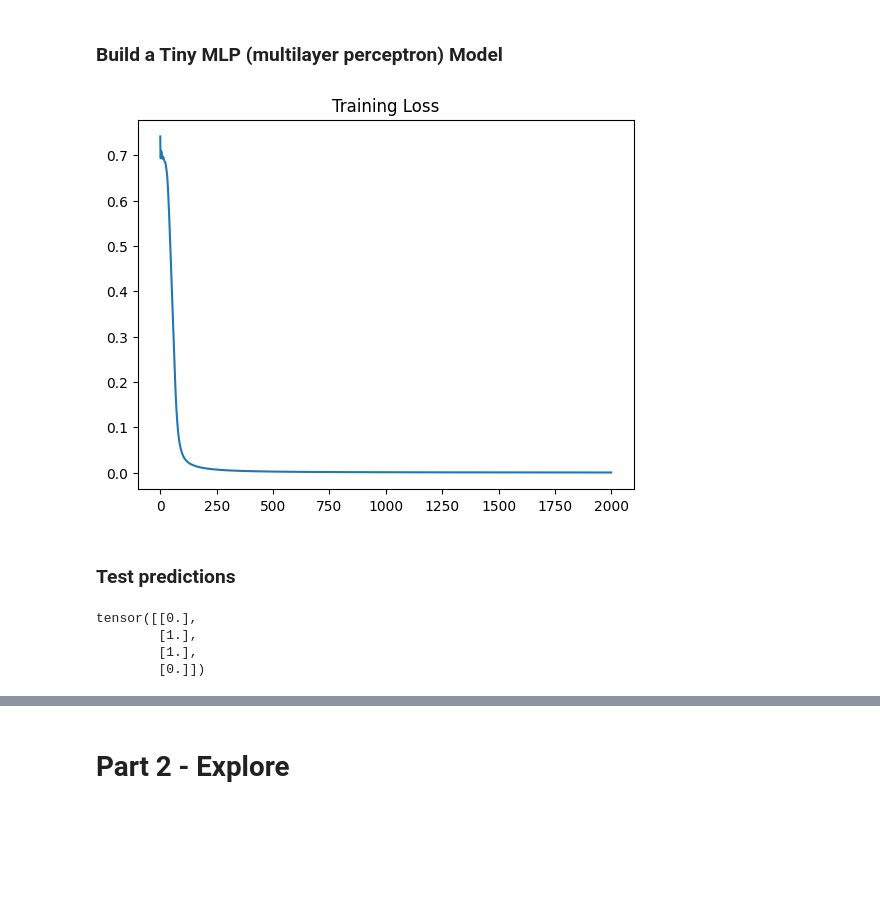
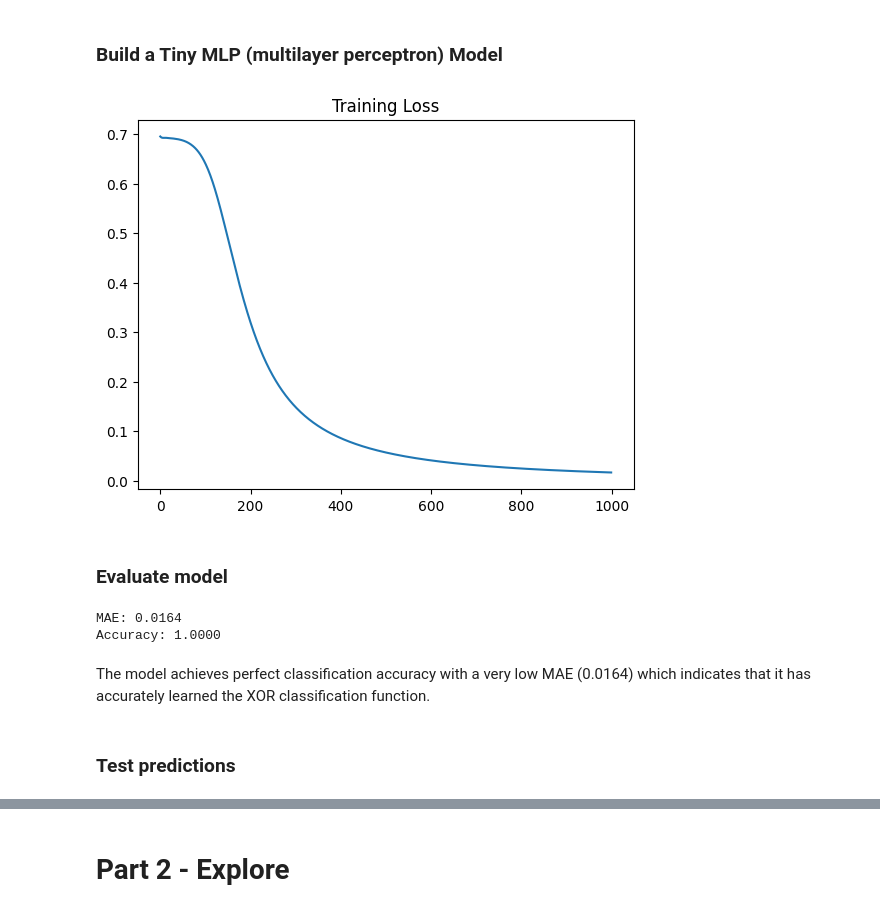
Before and after one commit to Mkhan13/XAI, a Jupyter notebook: mechanistic_interpretability.ipynb, the cells around one changed output, grey strips where cells are left out. Saved outputs shown, nothing was run; the diff lists cells and outputs as text; code cells hidden in the pictures; blank space fills up the shorter version.

```diff
--- a/mechanistic_interpretability.ipynb
+++ b/mechanistic_interpretability.ipynb
@@ -36,31 +44,43 @@ class TinyXOR(nn.Module):
 
 model = TinyXOR()
 criterion = nn.BCELoss()
-optimizer = optim.Adam(model.parameters(), lr=0.1)
+optimizer = optim.Adam(model.parameters(), lr=0.01)
 # %%
 # Train
 losses = []
-for epoch in range(2000):
+for epoch in range(1000):
     optimizer.zero_grad()
     pred, hidden = model(X)
     loss = criterion(pred, y)
     loss.backward()
     optimizer.step()
     losses.append(loss.item())
 
 plt.plot(losses)
 plt.title("Training Loss")
 plt.show()
 # %% [output]
-[figure, old version]
+[figure, new version]
+# %% [markdown]
+### Evaluate model
+# %%
+model.eval()
+with torch.no_grad():
+    pred, hidden = model(X) # Get predictions and hidden activations
+
+    # MAE uses raw predictions vs true labels (both float)
+    mae = torch.abs(pred - y).mean().item()
+
+    # Accuracy uses rounded predictions vs integer labels
+    rounded_preds = torch.round(pred).squeeze().long()
+    accuracy = (rounded_preds == y.squeeze().long()).float().mean().item()
+
+print(f"MAE: {mae:.4f}")
+print(f"Accuracy: {accuracy:.4f}")
+# %% [output]
+MAE: 0.0164
+Accuracy: 1.0000
+# %% [markdown]
+The model achieves perfect classification accuracy with a very low MAE (0.0164) which indicates that it has accurately learned the XOR classification function.
 # %% [markdown]
 ### Test predictions
-# %%
-with torch.no_grad():
-    pred, hidden = model(X) # Get predictions and hidden activations
-print(torch.round(pred))
-# %% [output]
-tensor([[0.],
-        [1.],
-        [1.],
-        [0.]])
```
Also changed, not shown: parts of 4 cells of this notebook.
